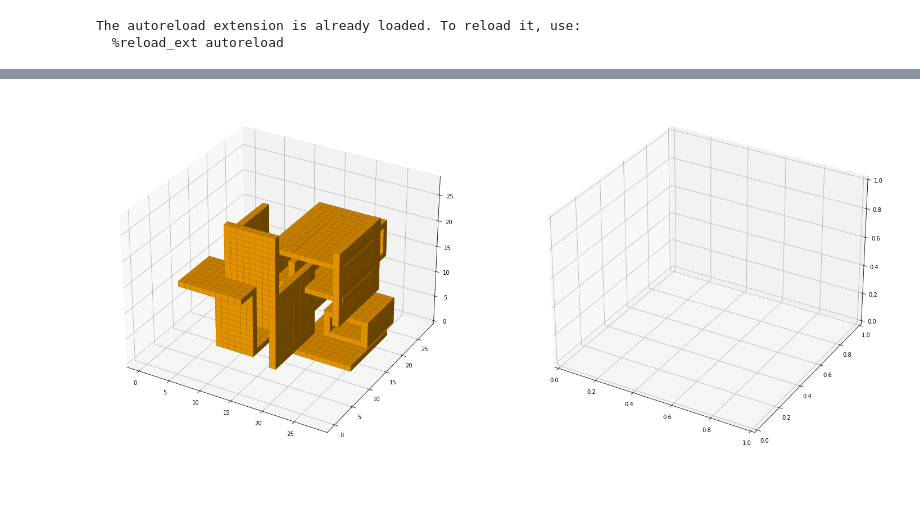
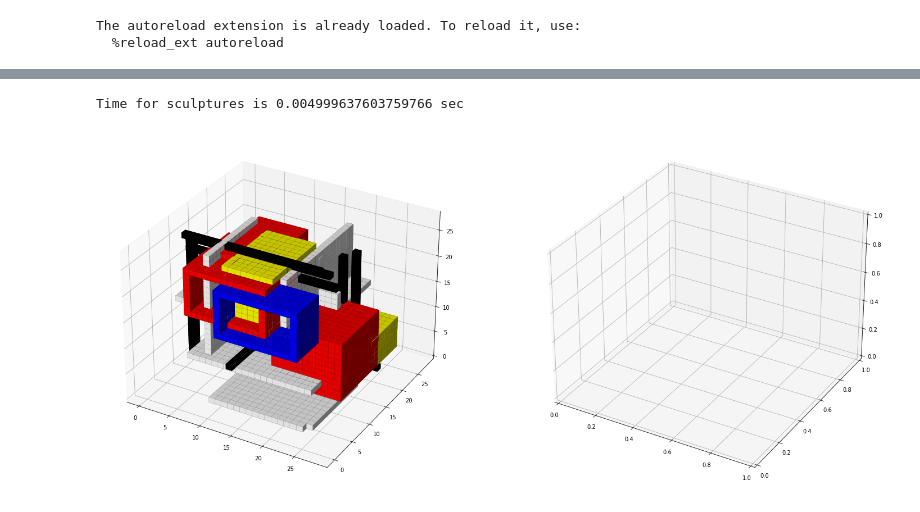
Before and after one commit to juan-garassino/imageWaves, a Jupyter notebook: generate-elements.ipynb, the cells around one changed output, grey strips where cells are left out. Saved outputs shown, nothing was run; the diff lists cells and outputs as text; code cells hidden in the pictures.

Commit message:
colors added

```diff
--- a/generate-elements.ipynb
+++ b/generate-elements.ipynb
@@ -273,7 +278,28 @@ array([[[0., 0., 0., ..., 0., 0., 0.],
-# %%
-sculptor.plot_sculpture()
-# %% [output]
-[figure, removed]
+# %%
+void_dim = 28
+
+sculptor = Sculptor(void_dim = void_dim,
+                    n_edge_elements = 10,
+                    n_plane_elements = 8,
+                    n_volume_elements = 6,
+                    color_edges = "black",
+                    color_planes = "white",
+                    color_volumes = ["red","blue","yellow"],
+                    element_edge_min= int(void_dim*0.8),
+                    element_edge_max = int(void_dim*0.9),
+                    element_plane_min = int(void_dim*0.4),
+                    element_plane_max = int(void_dim*0.8),
+                    element_volume_min = int(void_dim*0.2),
+                    element_volume_max = int(void_dim*0.5),
+                    step = 1,
+                    verbose = False)
+
+sculptor.generative_sculpt()
+
+sculptor.plot_sculpture()
+# %% [output]
+Time for sculptures is 0.004999637603759766 sec
+[figure, added]
 # %%
 sculptor.plot_sections()
 # %% [output]
```
Also changed, not shown: parts of 4 cells of this notebook.
